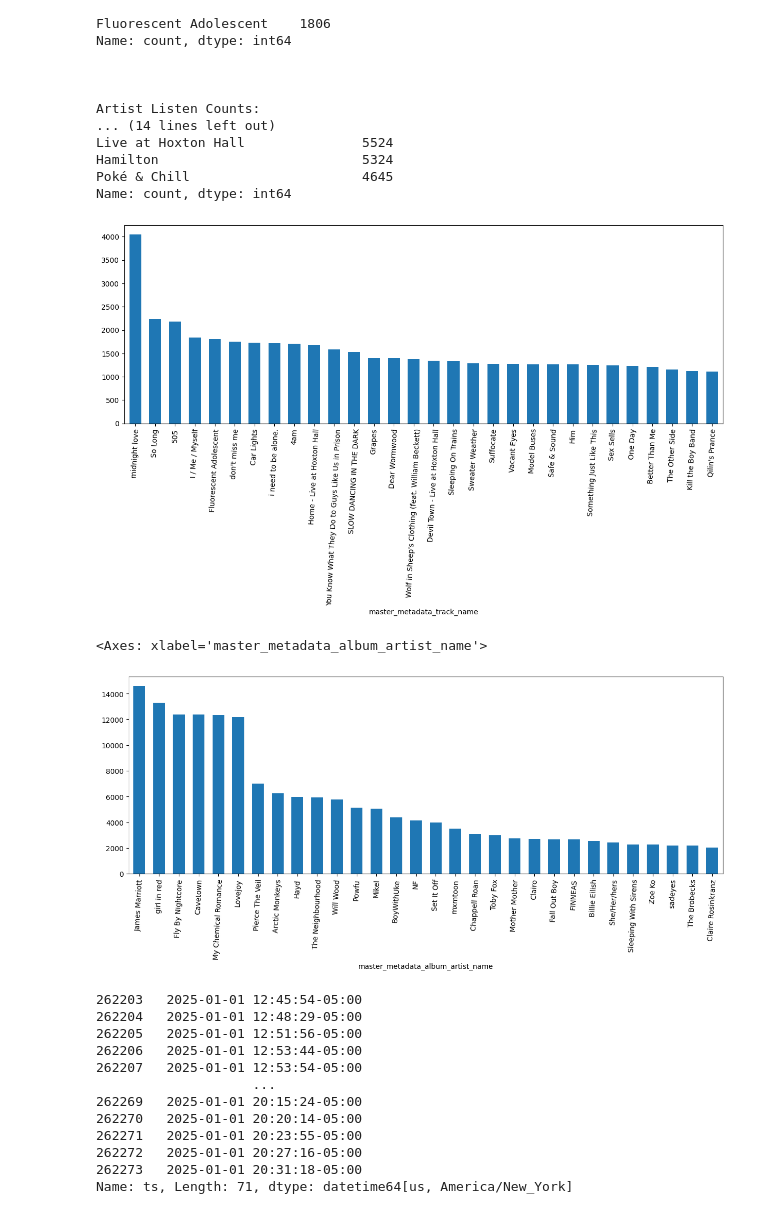
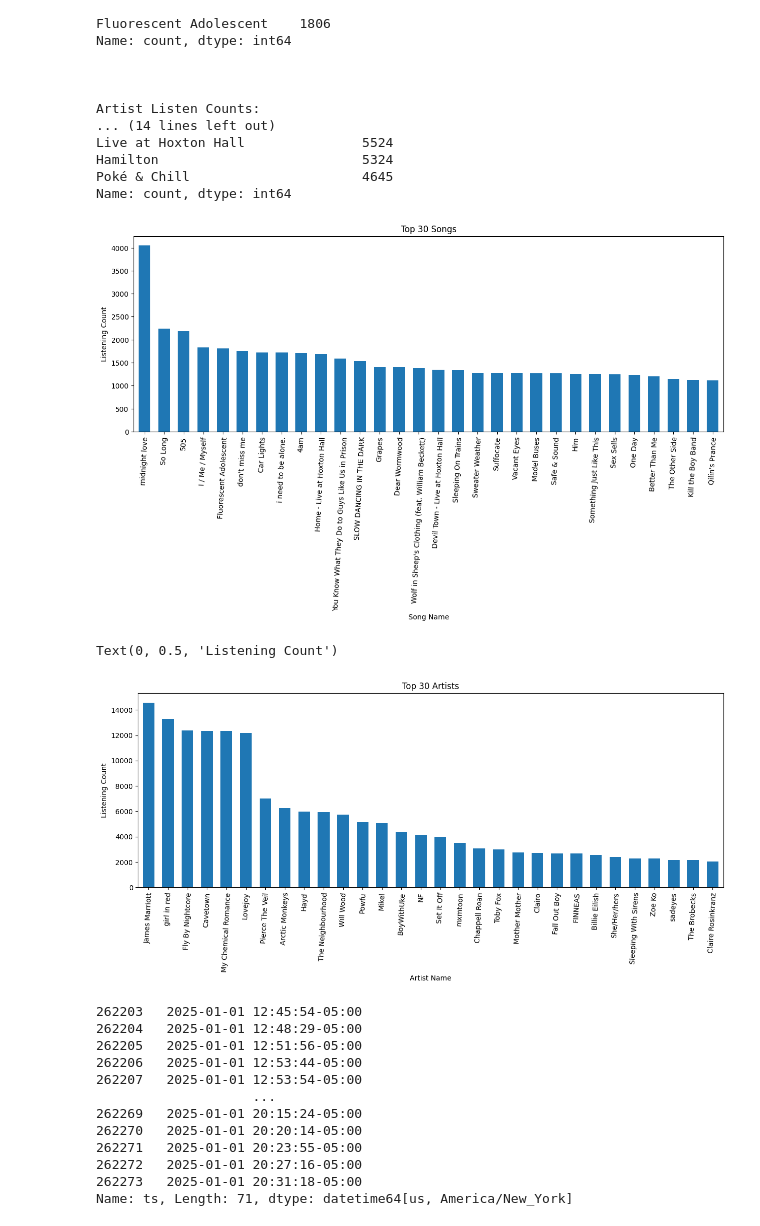
Before and after one commit to madisonweidner/Music-Data-Project, a Jupyter notebook: main.ipynb, the cells around one changed output. Saved outputs shown, nothing was run; the diff lists cells and outputs as text; code cells hidden in the pictures.

```diff
--- a/main.ipynb
+++ b/main.ipynb
@@ -91,15 +91,21 @@ counts = track_counts(df)
 # ]
 # plt.rcParams['axes.unicode_minus'] = False
 counts[:30].plot.bar(width=0.6, figsize=(15, 5), rot=87)
+plt.title("Top 30 Songs")
+plt.xlabel("Song Name")
+plt.ylabel("Listening Count")
 plt.show()
 # %% [output]
-[figure, old version]
+[figure, new version]
 # %%
 #meshs code:
 counts = artist_counts(df)
 counts[:30].plot.bar(width=0.6, figsize=(15, 5), rot=87)
+plt.title("Top 30 Artists")
+plt.xlabel("Artist Name")
+plt.ylabel("Listening Count")
 # %% [output]
-<Axes: xlabel='master_metadata_album_artist_name'>
+Text(0, 0.5, 'Listening Count')
-[figure, old version]
+[figure, new version]
 # %%
 dftime = df[(df['ts'] >= '01-01-2025') & (df['ts'] < '01-02-2025')]['ts']
```
Also changed, not shown: parts of 2 cells of this notebook.
